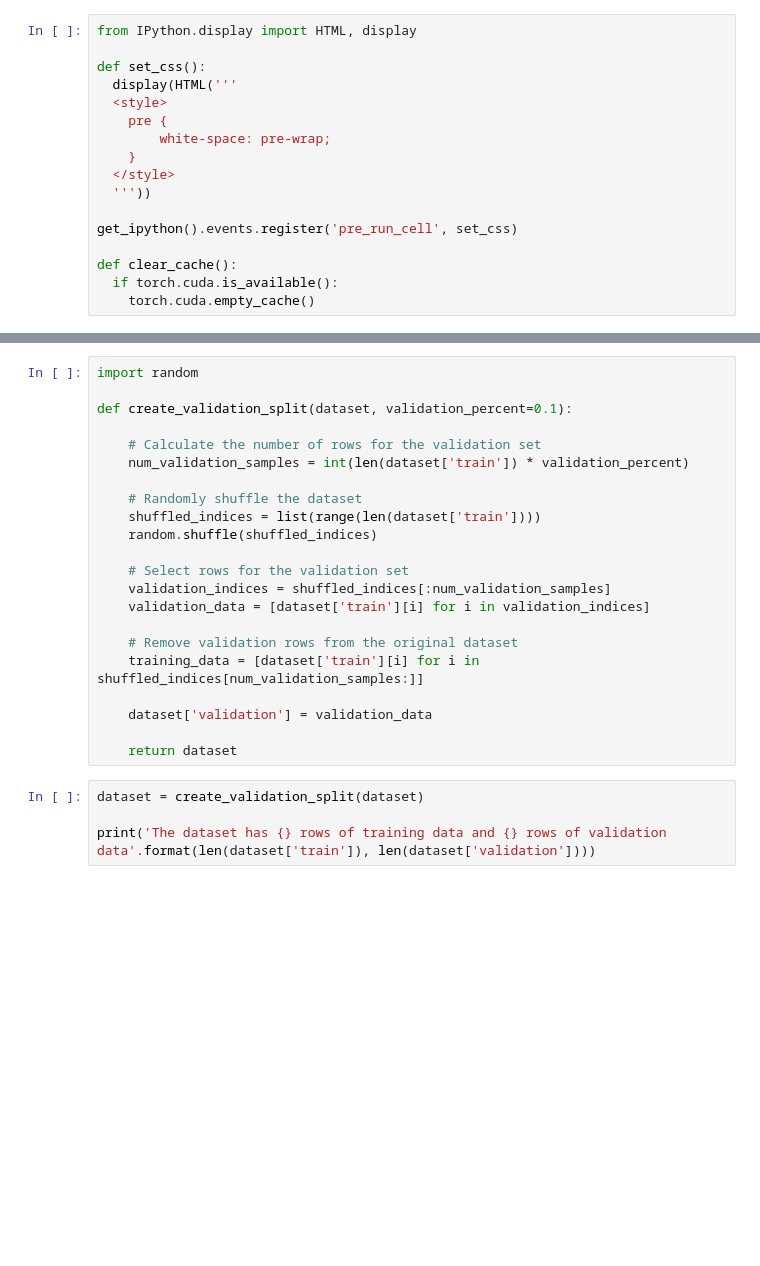
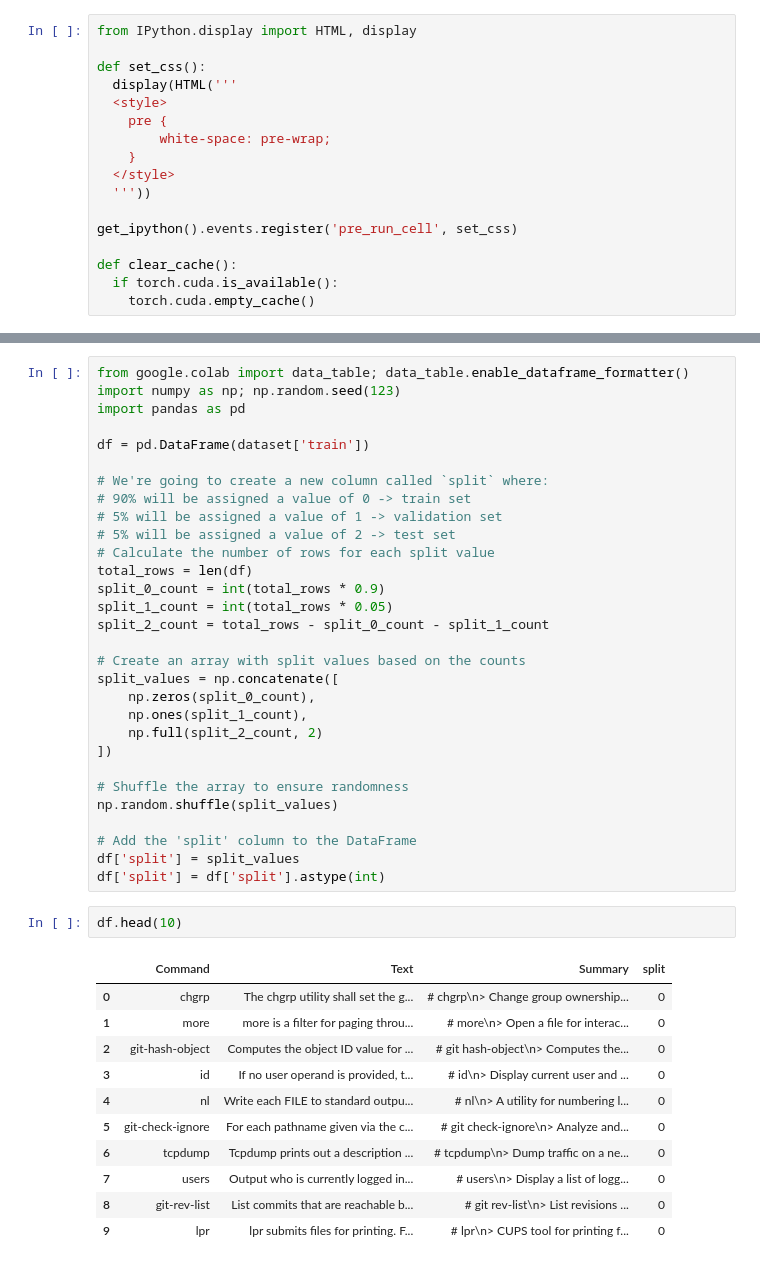
Before and after one commit to tmskss/ManPageSum, a Jupyter notebook: colab/finetune_falcon.ipynb, the cells around one changed output, grey strips where cells are left out. Drawn from its saved outputs; the diff is of its cells as text; blank space fills up the shorter version.

```diff
--- a/colab/finetune_falcon.ipynb
+++ b/colab/finetune_falcon.ipynb
@@ -62,26 +87,44 @@ print(f"Features: {dataset['train'].column_names}")
-# %%
-import random
-
-def create_validation_split(dataset, validation_percent=0.1):
-
-    # Calculate the number of rows for the validation set
-    num_validation_samples = int(len(dataset['train']) * validation_percent)
-
-    # Randomly shuffle the dataset
-    shuffled_indices = list(range(len(dataset['train'])))
-    random.shuffle(shuffled_indices)
-
-    # Select rows for the validation set
-    validation_indices = shuffled_indices[:num_validation_samples]
-    validation_data = [dataset['train'][i] for i in validation_indices]
-
-    # Remove validation rows from the original dataset
-    training_data = [dataset['train'][i] for i in shuffled_indices[num_validation_samples:]]
-
-    dataset['validation'] = validation_data
-
-    return dataset
-# %%
-dataset = create_validation_split(dataset)
-
-print('The dataset has {} rows of training data and {} rows of validation data'.format(len(dataset['train']), len(dataset['validation'])))
+# %%
+from google.colab import data_table; data_table.enable_dataframe_formatter()
+import numpy as np; np.random.seed(123)
+import pandas as pd
+
+df = pd.DataFrame(dataset['train'])
+
+# We're going to create a new column called `split` where:
+# 90% will be assigned a value of 0 -> train set
+# 5% will be assigned a value of 1 -> validation set
+# 5% will be assigned a value of 2 -> test set
+# Calculate the number of rows for each split value
+total_rows = len(df)
+split_0_count = int(total_rows * 0.9)
+split_1_count = int(total_rows * 0.05)
+split_2_count = total_rows - split_0_count - split_1_count
+
+# Create an array with split values based on the counts
+split_values = np.concatenate([
+    np.zeros(split_0_count),
+    np.ones(split_1_count),
+    np.full(split_2_count, 2)
+])
+
+# Shuffle the array to ensure randomness
+np.random.shuffle(split_values)
+
+# Add the 'split' column to the DataFrame
+df['split'] = split_values
+df['split'] = df['split'].astype(int)
+# %%
+df.head(10)
+# %% [output]
+|  | Command | Text | Summary | split |
+| 0 | chgrp | The chgrp utility shall set the g... | # chgrp\n> Change group ownership... | 0 |
+| 1 | more | more is a filter for paging throu... | # more\n> Open a file for interac... | 0 |
+| 2 | git-hash-object | Computes the object ID value for ... | # git hash-object\n> Computes the... | 0 |
+| 3 | id | If no user operand is provided, t... | # id\n> Display current user and ... | 0 |
+| 4 | nl | Write each FILE to standard outpu... | # nl\n> A utility for numbering l... | 0 |
+| 5 | git-check-ignore | For each pathname given via the c... | # git check-ignore\n> Analyze and... | 0 |
+| 6 | tcpdump | Tcpdump prints out a description ... | # tcpdump\n> Dump traffic on a ne... | 0 |
+| 7 | users | Output who is currently logged in... | # users\n> Display a list of logg... | 0 |
+| 8 | git-rev-list | List commits that are reachable b... | # git rev-list\n> List revisions ... | 0 |
+| 9 | lpr | lpr submits files for printing. F... | # lpr\n> CUPS tool for printing f... | 0 |
```
Also changed, not shown: parts of 5 cells of this notebook.
